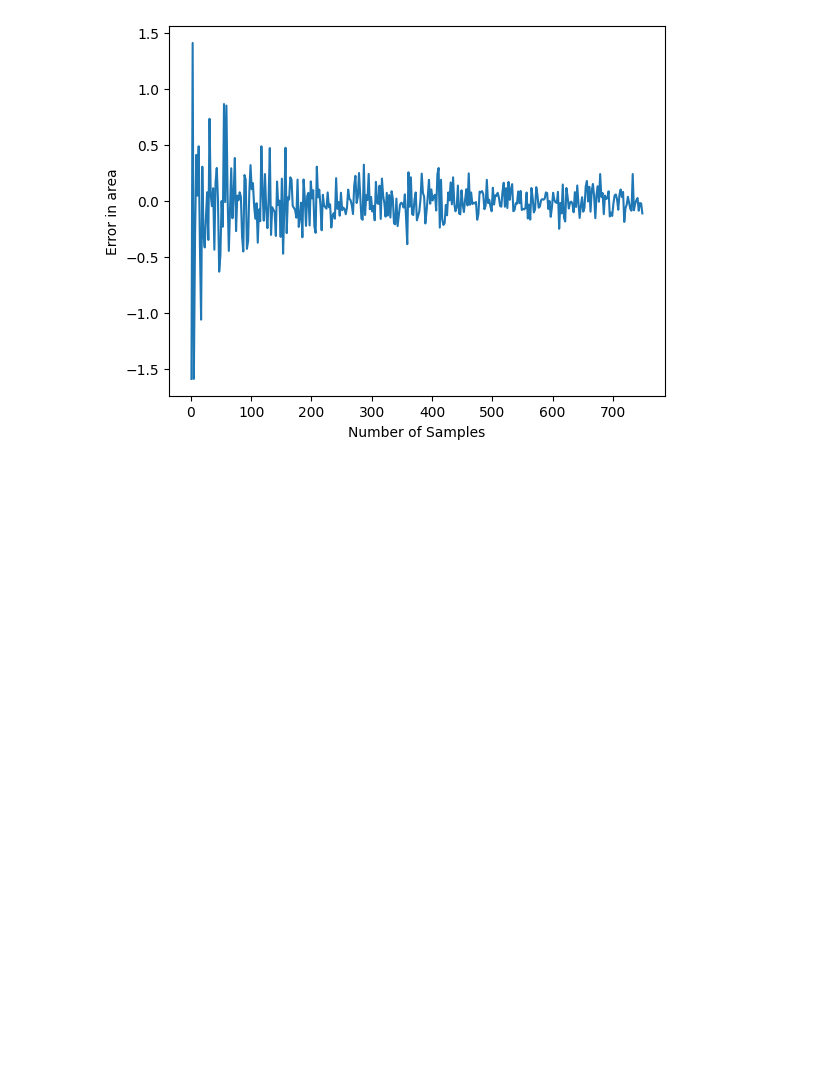
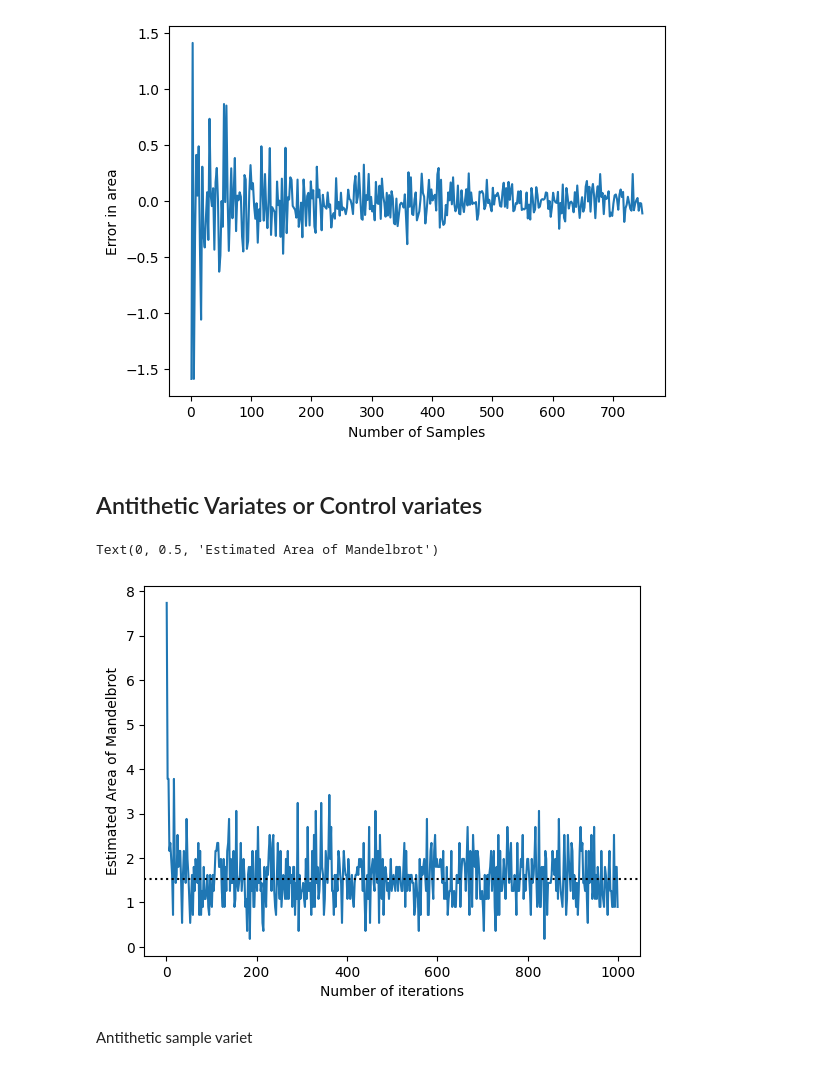
Before and after one commit to KeniaLS/Stoc_Sim_Assignment1, a Jupyter notebook: SS_Kenia_Divya_Assignment1.ipynb, the cells around one changed output. Saved outputs shown, nothing was run; the diff lists cells and outputs as text; code cells hidden in the pictures; blank space fills up the shorter version.

```diff
--- a/SS_Kenia_Divya_Assignment1.ipynb
+++ b/SS_Kenia_Divya_Assignment1.ipynb
@@ -570,3 +575,49 @@ plt.xlabel("Number of Samples")
 # %% [output]
 Text(0.5, 0, 'Number of Samples')
 [figure]
+# %% [markdown]
+## Antithetic Variates or Control variates
+# %%
+num_iters= range(1, 1000, 2)     ## range of values for changing the No. of iterations
+samples  = 50                  ## sample size
+x_min, x_max = -2.0, 1.0
+y_min, y_max = -1.5, 1.5
+area_square = 3*3
+
+based_iter_anti    = []
+
+for iters in num_iters:
+    num_points_mandel = 0
+    count = 0
+
+    while count < samples:
+        x_point = uniform.rvs(-2, 3, size=1)
+        y_point = uniform.rvs(-1.5, 3, size=1)
+        c = complex(x_point, y_point)
+        in_mandelbrot, _ = mandelbrot(c, iters)  # The second element in the tuple is the number of iterations, which we don't need here
+        if in_mandelbrot == True:
+            num_points_mandel += 1
+
+        anti_x_point = (x_min+x_max) - x_point
+        anti_y_point = (y_min+y_max) - y_point
+        anti_c = complex(anti_x_point, anti_y_point)
+
+        in_mandelbrot_anti, _ = mandelbrot(anti_c, iters)
+        if in_mandelbrot_anti == True:
+            num_points_mandel += 1
+
+        count += 2
+
+
+    area = num_points_mandel * area_square/samples
+    based_iter_anti.append(area)
+# %%
+plt.plot(num_iters, based_iter_anti)
+plt.axhline(y = 1.52, color = 'k', linestyle = ':')
+plt.xlabel("Number of iterations")
+plt.ylabel("Estimated Area of Mandelbrot")
+# %% [output]
+Text(0, 0.5, 'Estimated Area of Mandelbrot')
+[figure, added]
+# %% [markdown]
+Antithetic sample variet
```
Also changed, not shown: parts of 6 cells of this notebook.
